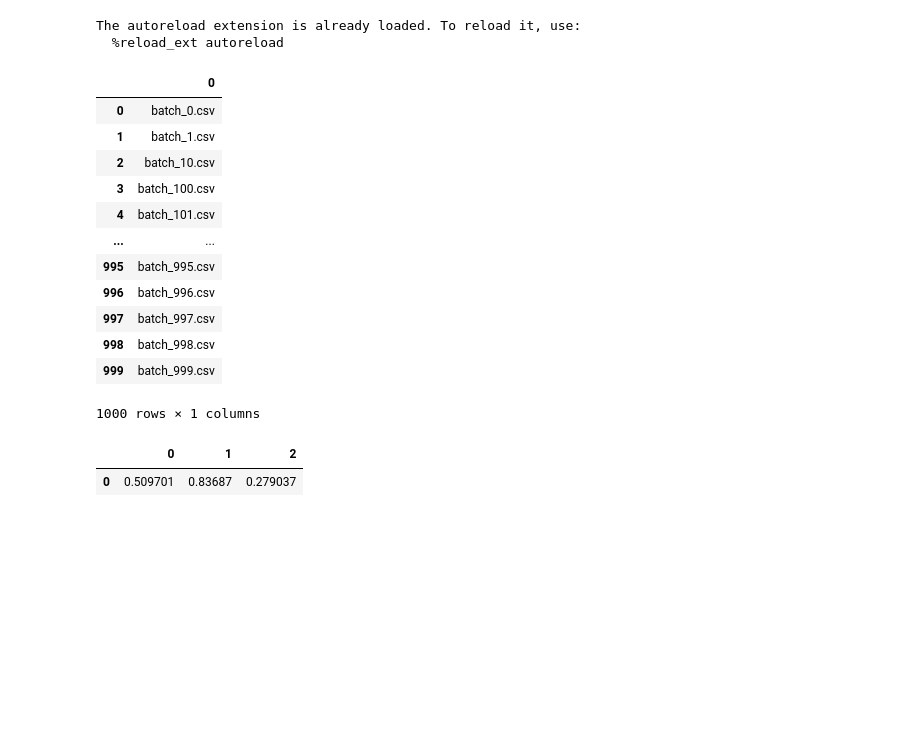
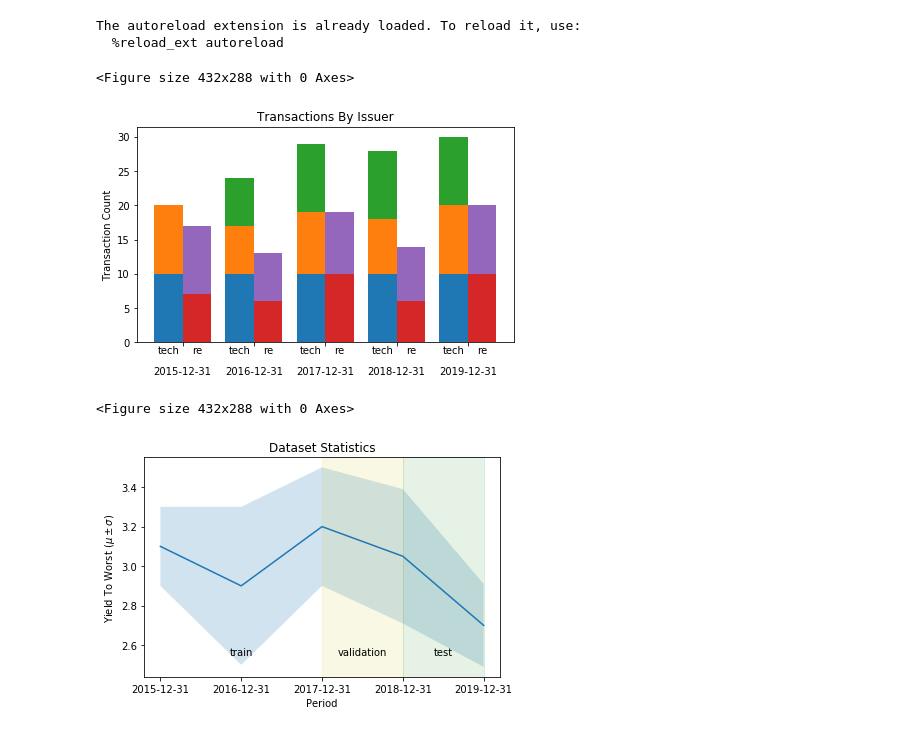
Before and after one commit to gravaman/fleishco, a Jupyter notebook: Untitled.ipynb, the cells around one changed output. Saved outputs shown, nothing was run; the diff lists cells and outputs as text; code cells hidden in the pictures; blank space fills up the shorter version.

Commit message:
adds dataset statistics chart tools

```diff
--- a/Untitled.ipynb
+++ b/Untitled.ipynb
@@ -20,21 +13,0 @@ ds.batch_save(df, 1000)
-# %%
-ds.save_batch_paths()
-# %% [output]
-|  | 0 |
-| 0 | batch_0.csv |
-| 1 | batch_1.csv |
-| 2 | batch_10.csv |
-| 3 | batch_100.csv |
-| 4 | batch_101.csv |
-| ... | ... |
-| 995 | batch_995.csv |
-| 996 | batch_996.csv |
-| 997 | batch_997.csv |
-| 998 | batch_998.csv |
-| 999 | batch_999.csv |
-1000 rows × 1 columns
-# %%
-pd.DataFrame(np.random.random((5,3))[[1,3]]).iloc[[0]]
-# %% [output]
-|  | 0 | 1 | 2 |
-| 0 | 0.509701 | 0.83687 | 0.279037 |
@@ -40,0 +101,37 @@ pd.DataFrame(np.random.random((5,3))[[1,3]]).iloc[[0]]
+# %%
+dts = pd.date_range(end='2019-12-31', periods=5, freq='Y')
+dts = dts.map(lambda x: x.strftime('%Y-%m-%d')).values
+df_tech_txs = pd.DataFrame({
+    'AAPL': [10, 10, 10, 10, 10],
+    'INTC': [10, 7, 9, 8, 10],
+    'MU': [0, 7, 10, 10, 10]
+}, index=dts)
+df_re_txs = pd.DataFrame({
+    'VNO': [7, 6, 10, 6, 10],
+    'CLDT': [10, 7, 9, 8, 10],
+}, index=dts)
+sector_data = [df_tech_txs, df_re_txs]
+
+df_mu = pd.DataFrame({
+    'train': [3.1, 2.9, 3.2, 3.05, 2.7],
+}, index=dts)
+
+df_sigma = pd.DataFrame({
+    'train': [0.2, 0.4, 0.3, 0.34, 0.21],
+}, index=dts)
+
+dataset_bounds = [dts[-3:-1], dts[-2:]]
+# %%
+stacked_plot(sector_data, sector_names=['tech', 're'],
+             title='Transactions By Issuer',
+             ylabel='Transaction Count', should_plot=True)
+# %% [output]
+<Figure size 432x288 with 0 Axes>
+[figure, added]
+# %%
+line_chart(df_mu, df_sigma, highlight_bounds=dataset_bounds,
+           title='Dataset Statistics', xlabel='Period',
+           ylabel='Yield To Worst ($\mu \pm \sigma$)', should_plot=True)
+# %% [output]
+<Figure size 432x288 with 0 Axes>
+[figure, added]
```
Also changed, not shown: parts of 6 cells of this notebook, 3 other files.
